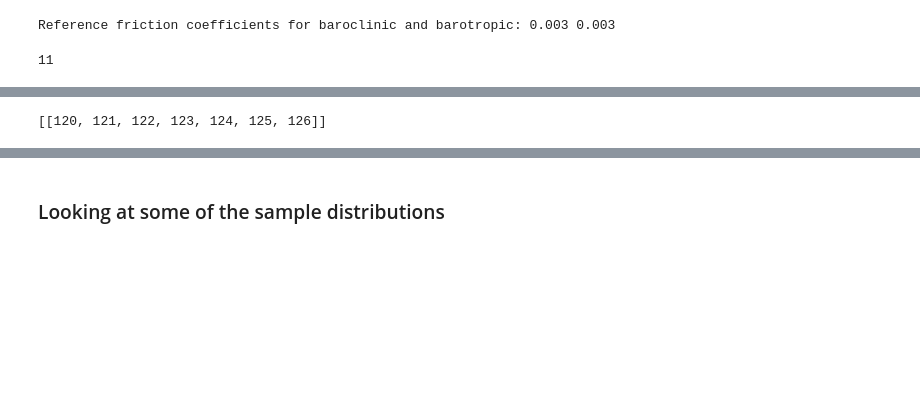
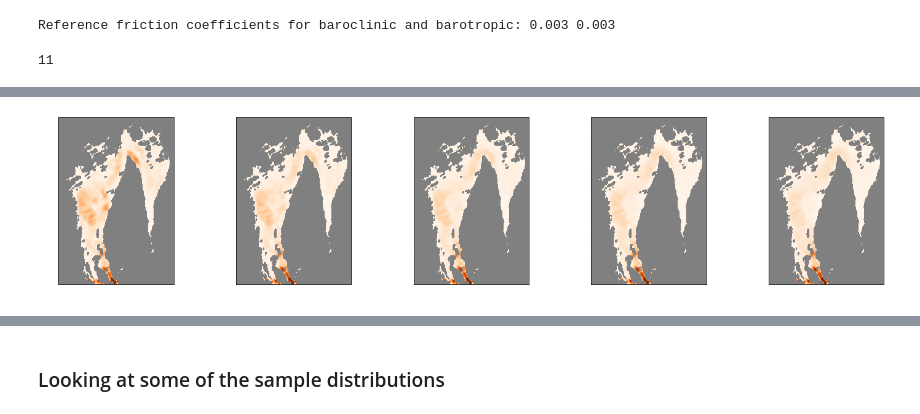
Before and after one commit to sintefmath/reduced-gravity-ocean-model, a Jupyter notebook: notebooks/Oslofjord/Oslofjord-perturbingSingleParameters.ipynb, the cells around one changed output, grey strips where cells are left out. Cells and saved outputs as stored; diff of their text form; code cells hidden in the pictures; blank space fills up the shorter version.

```diff
--- a/notebooks/Oslofjord/Oslofjord-perturbingSingleParameters.ipynb
+++ b/notebooks/Oslofjord/Oslofjord-perturbingSingleParameters.ipynb
@@ -124,7 +124,8 @@ def generate_wind_field(wind_angle_deg, T, shift=None):
 # %% [markdown]
 # Reference values
 # %%
-ref_wind = generate_wind_field(45.0, T)
+ref_wind_direction = 45.0
+ref_wind = generate_wind_field(ref_wind_direction, t_start, T)
 print(ref_wind.wind_u)
 print(ref_wind.wind_v)
 ref_wind_stress_factor = 0.3
@@ -183,7 +183,7 @@ wind_directions = np.arange(0, 95, 5)
 wind_direction_samples = [None]*len(wind_directions)
 
 for i in range(len(wind_directions)):
-    wind_direction_samples[i] = generate_wind_field(wind_directions[i], T)
+    wind_direction_samples[i] = generate_wind_field(wind_directions[i], t_start, T)
 
 wind_stress_samples = np.arange(0.0, 0.5, 0.05)
 windage_samples = np.arange(0.0, 0.0525, 0.0025)
@@ -213,4 +250,20 @@ for i in range(num_bar_realizations):
-# %%
-timestep_indices
-# %% [output]
-[[120, 121, 122, 123, 124, 125, 126]]
+# %%
+from gpuocean.utils import PlotHelper
+_, H_m = barotropic_ref_sim.downloadBathymetry()
+
+fig, axs = plt.subplots(1,5,figsize=(25,5))
+for i in range(5):
+    eta = barotropic_spinup_data_args[i]["eta0"]
+    hu  = barotropic_spinup_data_args[i]["hu0"]
+    hv  = barotropic_spinup_data_args[i]["hv0"]
+
+    V = PlotHelper.genVelocity(eta + H_m, hu, hv)
+    V.mask = eta.mask
+
+    # Colormaps
+    v_cmap=plt.cm.Oranges
+    v_cmap.set_bad('grey', alpha=1.0)
+
+    axs[i].imshow(V, cmap=v_cmap, vmin=0.0, vmax=0.1)
+# %% [output]
+[figure, added]
```
Also changed, not shown: parts of 45 cells of this notebook.
